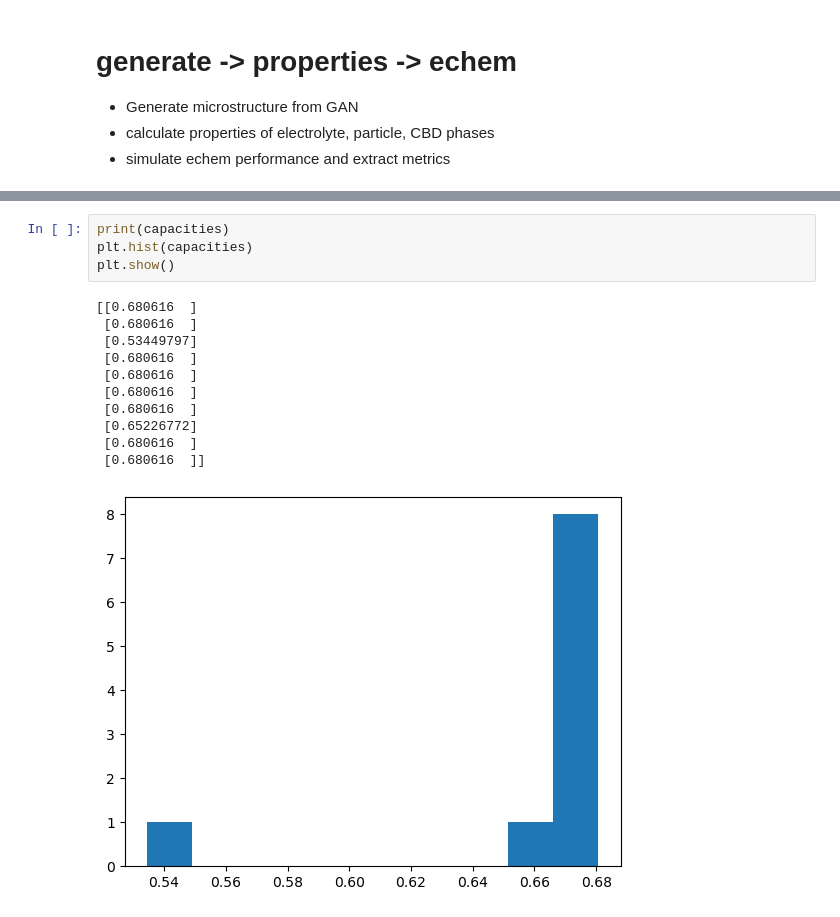
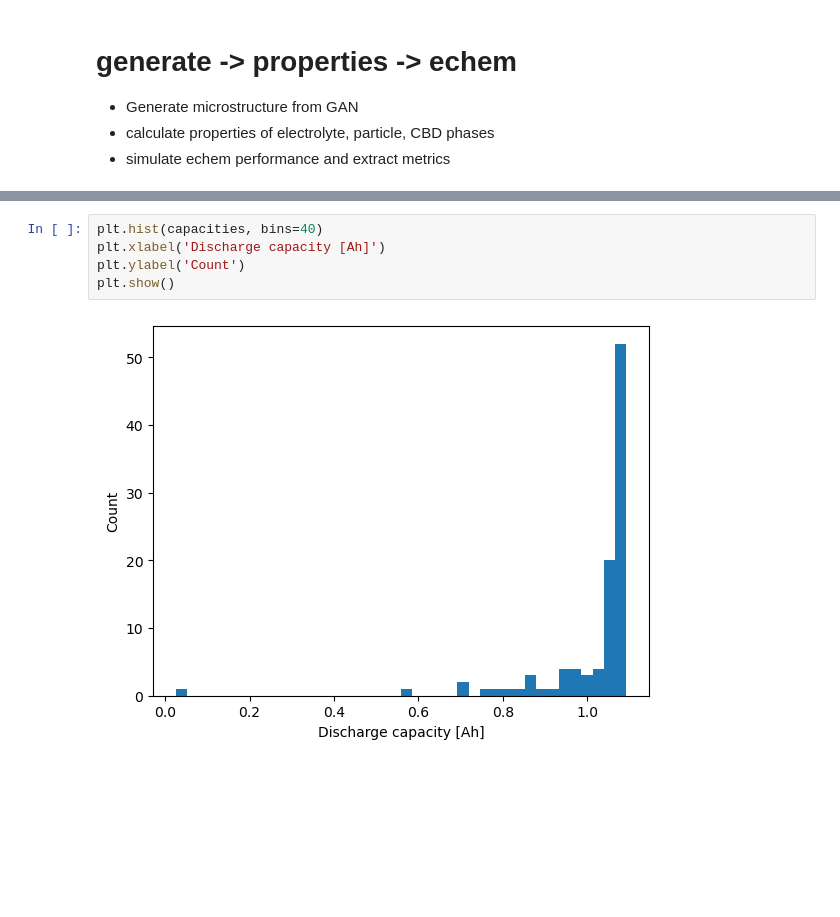
Before and after one commit to NREL/sem-to-echem, a Jupyter notebook: test3.ipynb, the cells around one changed output, grey strips where cells are left out. Cells and saved outputs as stored; diff of their text form; blank space fills up the shorter version.

```diff
--- a/test3.ipynb
+++ b/test3.ipynb
@@ -121,19 +114,10 @@ Error in Function::call for 'F' [IdasInterface] at .../casadi/core/function.cpp:
-# %%
-print(capacities)
-plt.hist(capacities)
-plt.show()
-# %% [output]
-[[0.680616  ]
- [0.680616  ]
- [0.53449797]
- [0.680616  ]
- [0.680616  ]
- [0.680616  ]
- [0.680616  ]
- [0.65226772]
- [0.680616  ]
- [0.680616  ]]
-[figure, removed]
+# %%
+plt.hist(capacities, bins=40)
+plt.xlabel('Discharge capacity [Ah]')
+plt.ylabel('Count')
+plt.show()
+# %% [output]
+[figure, added]
 # %%
 import pybamm
 import numpy as np
```
Also changed, not shown: parts of 2 cells of this notebook.
